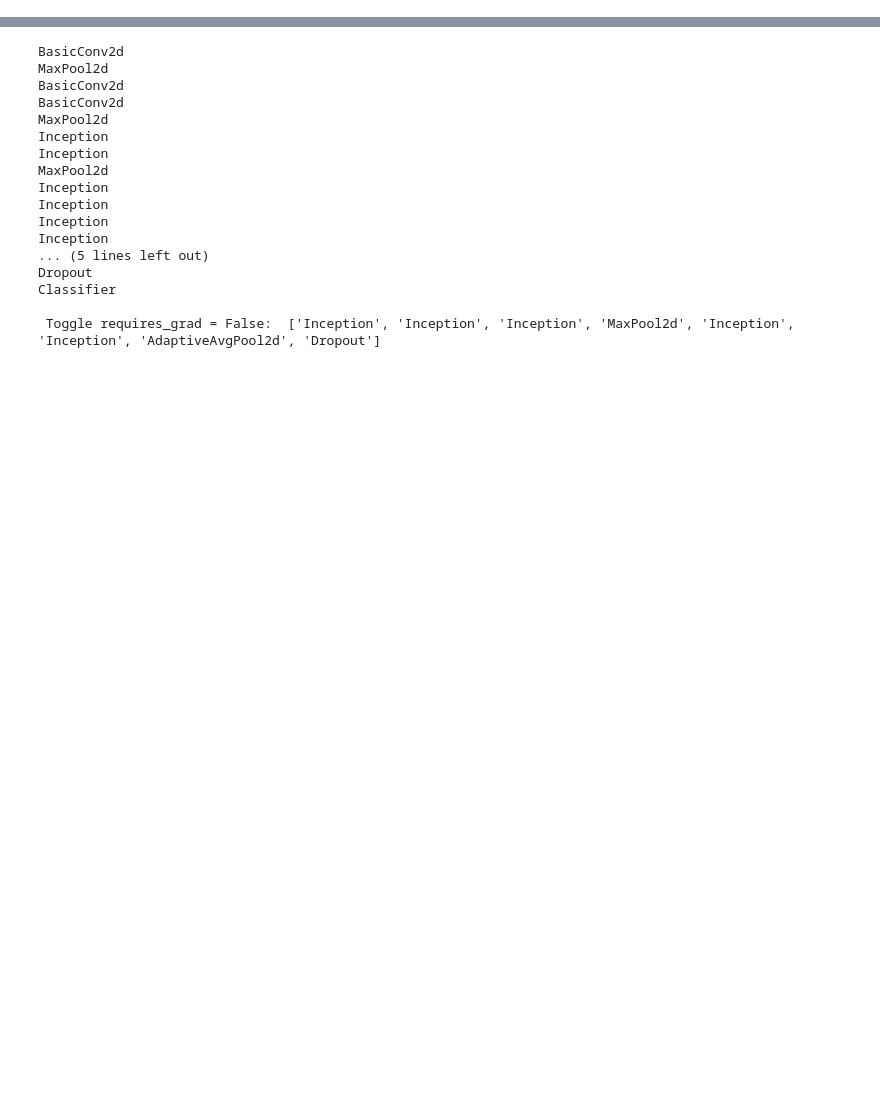
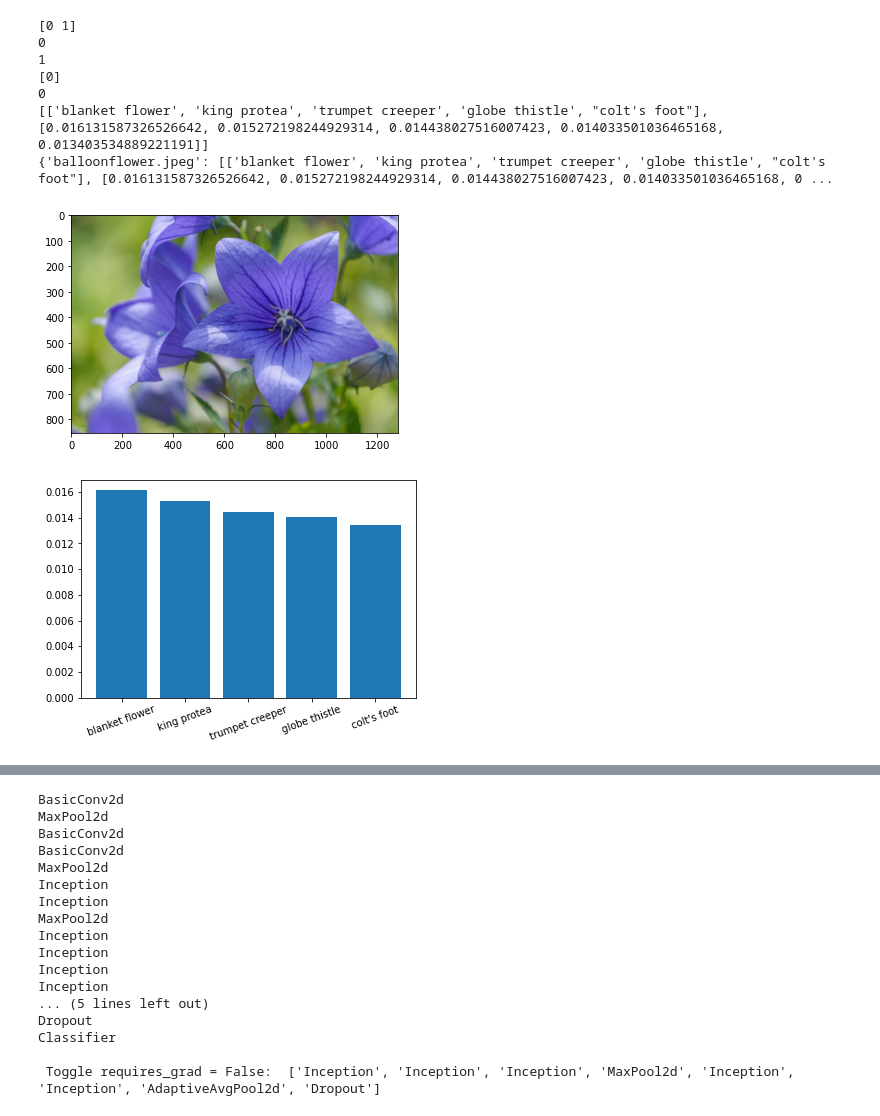
Before and after one commit to lukeahwilson/cnn-classifier, a Jupyter notebook: cnn_notebook.ipynb, the cells around one changed output, grey strips where cells are left out. Cells and saved outputs as stored; diff of their text form; code cells hidden in the pictures; blank space fills up the shorter version.

Commit message:
removed outdated alexnet files, introduced batch inference functions for casting predictions using the selected model

```diff
--- a/cnn_notebook.ipynb
+++ b/cnn_notebook.ipynb
@@ -170,3 +174,70 @@ def u6_user_input_prompt(prompt, default=True):
 
 
 # def u8_show_image():
+# %%
+dict_datasets, dict_data_labels, dict_class_labels = u2_load_processed_data(argdir)
+predict_transform = u3_process_data('predict')
+
+dict_datasets['predict_data'] = [(predict_transform(Image.open(argdir + 'predict/' + filename)), filename) for filename in os.listdir(argdir + 'predict')]
+dict_data_loaders['predict_loader'] = torch.utils.data.DataLoader(dict_datasets['predict_data'], batch_size=2, shuffle=False)
+# %%
+name = 'balloonflower.jpeg'
+
+device = torch.device("cuda" if torch.cuda.is_available() else "cpu")
+model.to(device)
+model.eval()
+results_dic = {}
+with torch.no_grad(): # turn off gradient tracking and calculation for computational efficiency
+    for image, filenames in dict_data_loaders['predict_loader']:
+        image = image.to(device)
+        model_output = torch.exp(model(image))
+        probabilities, class_indexes = model_output.topk(5, dim=1)
+        print(np.arange(len(filenames)))
+        for index in np.arange(len(filenames)):
+            print(index)
+            class_prediction = [data_labels_dic[dict_class_labels[value]] for value in class_indexes.tolist()[index]]
+            results_dic[filenames[index]] = [class_prediction, probabilities.tolist()[index]]
+
+
+
+print(results_dic['balloonflower.jpeg'])
+
+#         classes = [dict_class_labels[image[key]] for image, key in class_indexes[key]]
+#         for
+#         print(classes)
+#         dict_class_labels[np.array(classes.cpu())[i]] for i in np.array(classes.cpu())])
+
+#         for prediction in np.array(classes.cpu()[0]):
+#             results_dic[filename] = [probabilities.cpu()[0].tolist(), [dict_data_labels[str(index)]]
+
+print(results_dic)
+
+# prediction = torch.exp(model(game_images))
+# highest_prob, predicted_class = prediction.topk(1, dim=1)
+
+
+# flower_prediction = []
+# for predicted_flower in predicted_class:
+#     flower_prediction.append([key for key, value in game_data.class_to_idx.items() if value == predicted_flower])
+# flower_answer = []
+# for correct_flower in game_labels:
+#     flower_answer.append([key for key, value in game_data.class_to_idx.items() if value == correct_flower])
+
+# print('Left: \033[1m{}\033[0m and Right: \033[1m{}\033[0m'.format(flower_name_dic[flower_prediction[0][0]], flower_name_dic[flower_prediction[1][0]]))
+
+example_prediction = random.choice(list(results_dic.keys()))
+
+plt.imshow(Image.open(argdir + 'predict/' + name)); # no need to process and inverse transform, our data is coming from the same path, I'll just open the original
+plt.show()
+plt.bar(results_dic[name][0], results_dic[name][1])
+plt.xticks(rotation=20);
+# %% [output]
+[0 1]
+0
+1
+[0]
+0
+[['blanket flower', 'king protea', 'trumpet creeper', 'globe thistle', "colt's foot"], [0.016131587326526642, 0.015272198244929314, 0.014438027516007423, 0.014033501036465168, 0.013403534889221191]]
+{'balloonflower.jpeg': [['blanket flower', 'king protea', 'trumpet creeper', 'globe thistle', "colt's foot"], [0.016131587326526642, 0.015272198244929314, 0.014438027516007423, 0.014033501036465168, 0 ...
+[figure, added]
+[figure, added]
```
Also changed, not shown: parts of 7 cells of this notebook, 11 other files.
